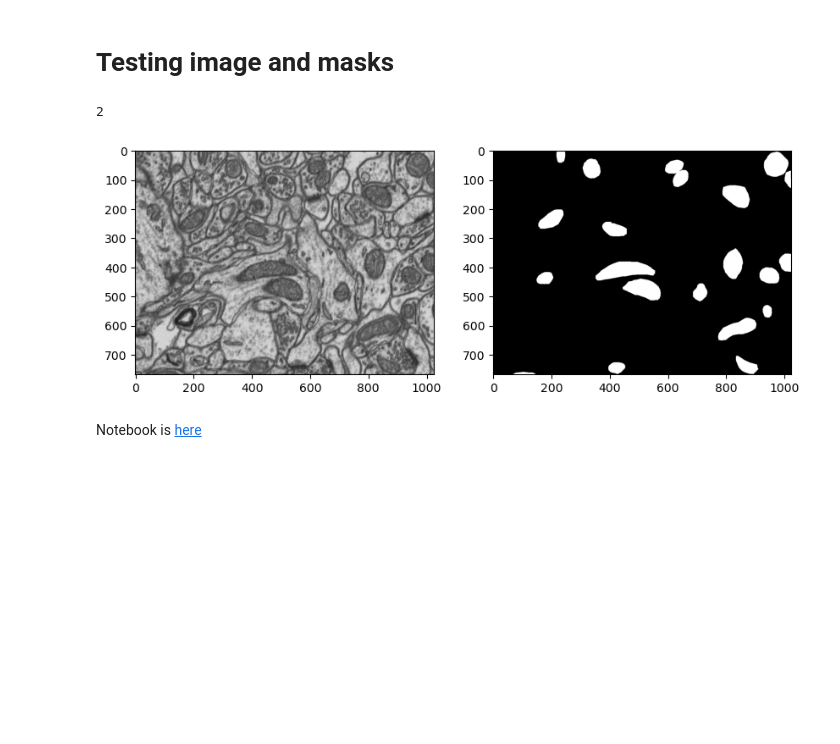
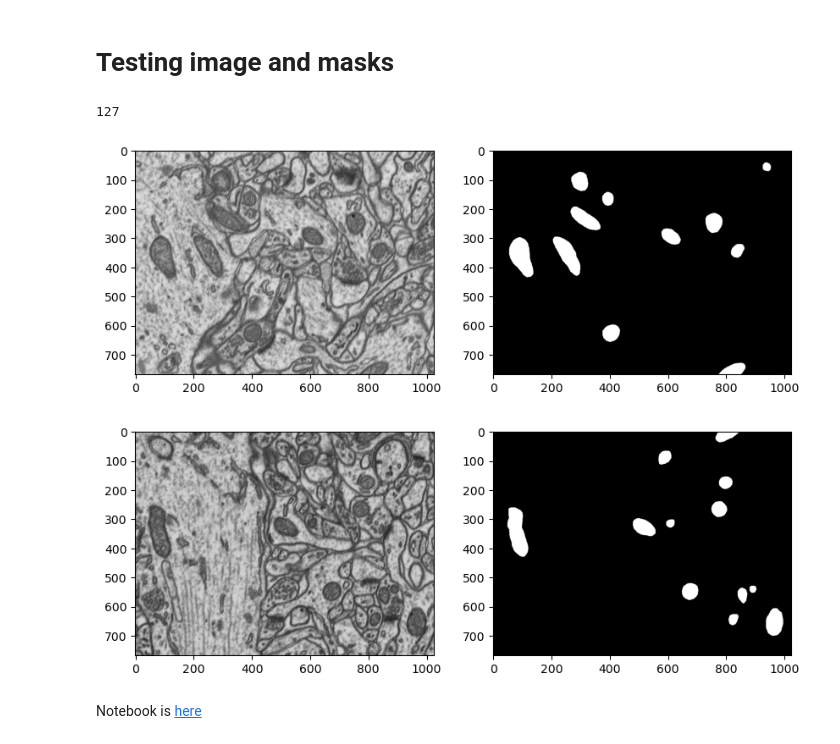
Before and after one commit to HasanGoni/fine_tune_SAM, a Jupyter notebook: nbs/01_patch_dataset.ipynb, the cells around one changed output. Cells and saved outputs as stored; diff of their text form; code cells hidden in the pictures; blank space fills up the shorter version.

```diff
--- a/nbs/01_patch_dataset.ipynb
+++ b/nbs/01_patch_dataset.ipynb
@@ -43,6 +43,8 @@ Path('/home/hasan/workspace/git_data/fine_tune_SAM')
 data_path = Path(rf'{root_path}/data')
 train_imgs = list(filter(lambda x: x.name=='training_images.tif', data_path.ls()))[0]
 train_masks = list(filter(lambda x: x.name=='training_masks.tif', data_path.ls()))[0]
+test_imgs = list(filter(lambda x: x.name=='test_images.tif', data_path.ls()))[0]
+test_masks = list(filter(lambda x: x.name=='test_masks.tif', data_path.ls()))[0]
 train_masks#
 # %% [output]
 Path('/home/hasan/workspace/git_data/fine_tune_SAM/data/training_masks.tif')
@@ -48,0 +53,4 @@ Path('/home/hasan/workspace/git_data/fine_tune_SAM/data/training_masks.tif')
+# %%
+big_img_tst = tifffile.imread(test_imgs)
+big_msk_tst = tifffile.imread(test_masks)
+print(f' image tif has a shape and mask tif has a shape of {big_img_tst.shape} and {big_msk_tst.shape} respectively')
@@ -58,14 +70,18 @@ print(f' image tif has a shape and mask tif has a shape of {big_img.shape} and {
 # %%
 #| hide
 idx = np.random.randint(0,big_img.shape[0])
 print(idx)
 
 fig,ax = plt.subplots(1,2,figsize=(10,10))
 ax[0].imshow(big_img[idx],cmap='gray')
 ax[1].imshow(big_msk[idx],cmap='gray');
+fig,ax = plt.subplots(1,2,figsize=(10,10))
+ax[0].imshow(big_img_tst[idx],cmap='gray')
+ax[1].imshow(big_msk_tst[idx],cmap='gray');
 # %% [output]
-2
+127
-[figure, old version]
+[figure, new version]
+[figure, added]
 # %%
 #| export
 def show_rand_img(
```
Also changed, not shown: parts of 13 cells of this notebook, 5 other files.
